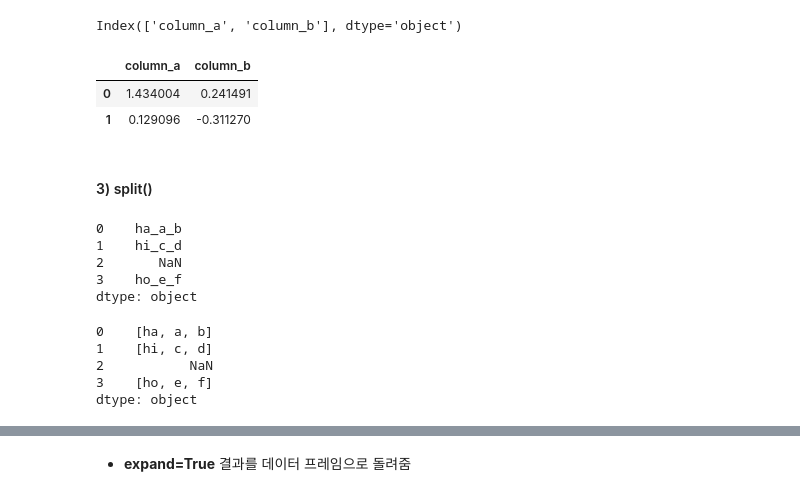
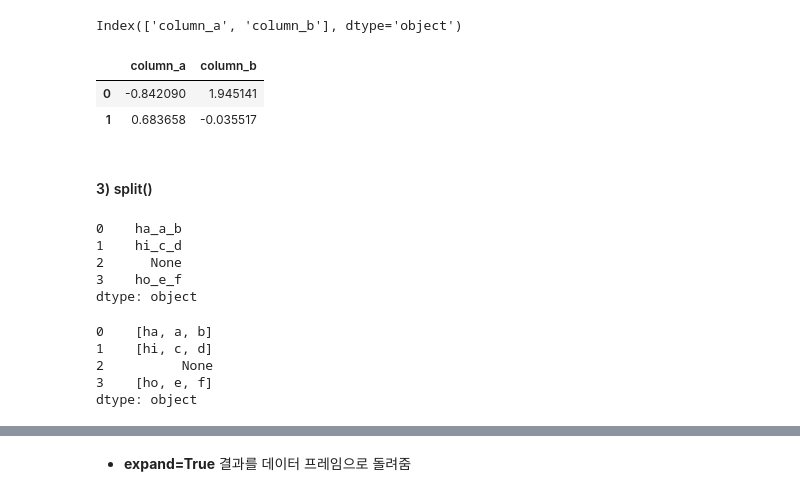
Before and after one commit to rhdrks9898/pythonsource, a Jupyter notebook: analytics/텍스트 데이터 가공.ipynb, the cells around one changed output, grey strips where cells are left out. Cells and saved outputs as stored; diff of their text form; code cells hidden in the pictures.

```diff
--- a/analytics/텍스트 데이터 가공.ipynb
+++ b/analytics/텍스트 데이터 가공.ipynb
@@ -53,5 +67,7 @@ dtype: object
 3    Rabbit
 dtype: object
 # %%
+df = pd.DataFrame(np.random.randn(2,2), columns=[' Column A ', ' Column B '])
+df
 # %% [output]
 |  | Column A | Column B |
@@ -76,26 +98,35 @@ Index([' column a ', ' column b '], dtype='object')
 # %%
 # 컬럼명 - 양쪽 공백 제거, 전체 소문자
 # 컬럼명 사이의 간격을 _로 변경
+
+df.columns = df.columns.str.strip().str.lower().str.replace(" ","_")
+df.columns
 # %% [output]
 Index(['column_a', 'column_b'], dtype='object')
 # %%
+df
 # %% [output]
 |  | column_a | column_b |
-| 0 | 1.434004 | 0.241491 |
-| 1 | 0.129096 | -0.311270 |
+| 0 | -0.842090 | 1.945141 |
+| 1 | 0.683658 | -0.035517 |
 # %% [markdown]
 #### 3) split()
 # %%
+ser = pd.Series(['ha_a_b','hi_c_d',None,'ho_e_f'])
+ser
 # %% [output]
 0    ha_a_b
 1    hi_c_d
-2       NaN
+2      None
 3    ho_e_f
 dtype: object
 # %%
+# ser.str.split() : 공백기준
+
+ser.str.split("_")
 # %% [output]
 0    [ha, a, b]
 1    [hi, c, d]
-2           NaN
+2          None
 3    [ho, e, f]
 dtype: object
```
Also changed, not shown: parts of 35 cells of this notebook, 9 other files.
